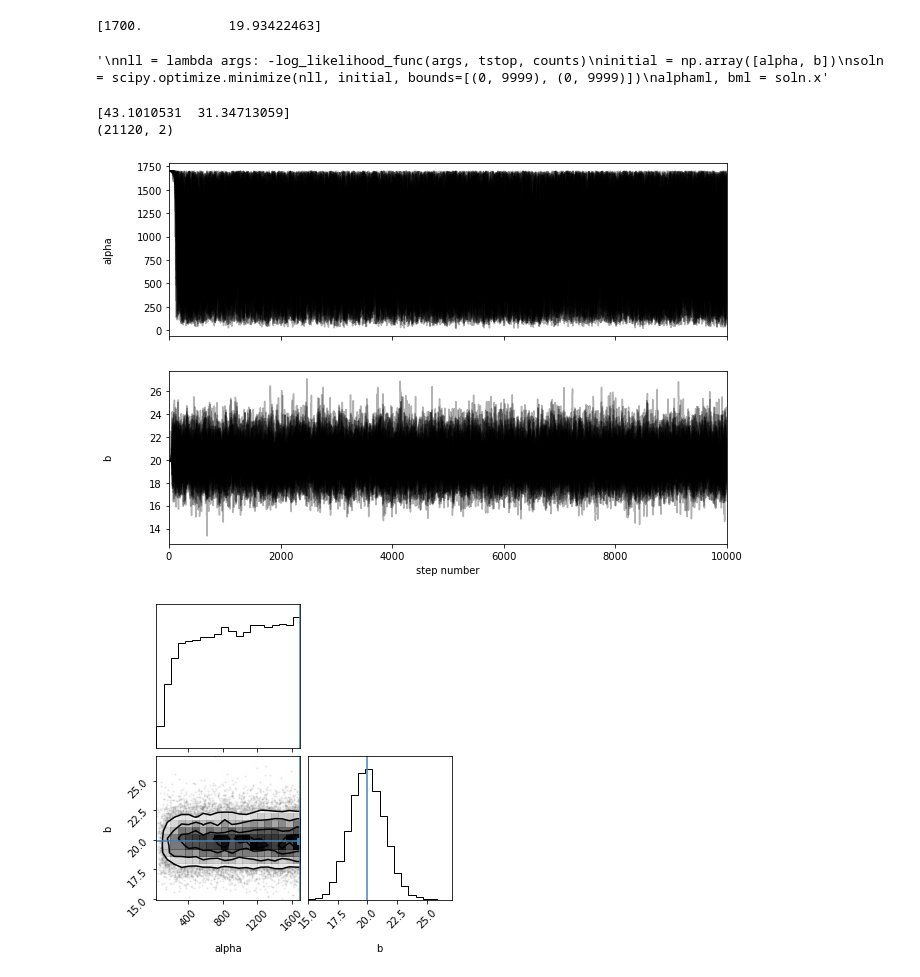
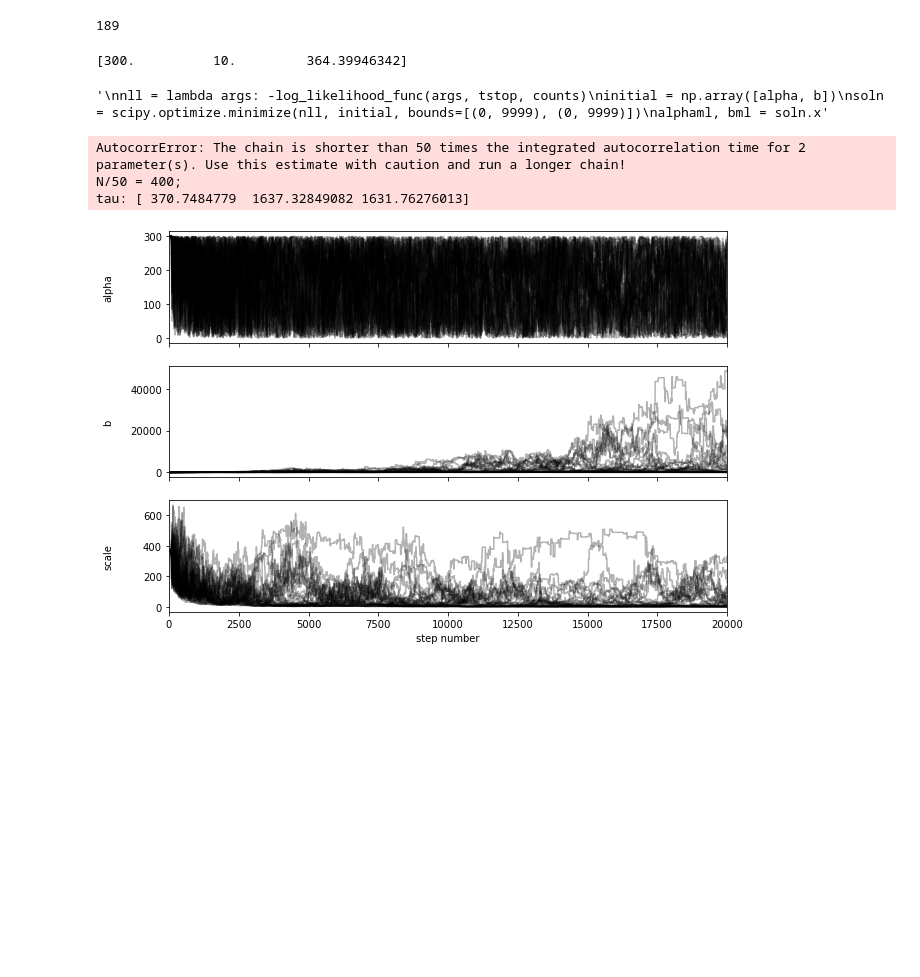
Before and after one commit to villano-lab/thermal-flux_paper2023, a Jupyter notebook: modelMCMCfitting.ipynb, the cells around one changed output. Saved outputs shown, nothing was run; the diff lists cells and outputs as text; code cells hidden in the pictures; blank space fills up the shorter version.

```diff
--- a/modelMCMCfitting.ipynb
+++ b/modelMCMCfitting.ipynb
@@ -32,9 +32,16 @@ for i,ncount in enumerate(counts):
     else:
         ntot_plus[i] = np.sqrt(ncount)
         ntot_minus[i] = np.sqrt(ncount)
+
+totcnt = 0
+for i in range(len(counts)):
+    totcnt+=counts[i]
+print(totcnt)
+# %% [output]
+189
 # %%
 def log_likelihood_func(theta, tstop, nvec):
-    alpha,b=theta
+    alpha,b,scale=theta
 
     #initialize array of center time for each bin
     times = []
@@ -45,7 +52,7 @@ def log_likelihood_func(theta, tstop, nvec):
     #initialize array of lambdas for each bin according to our model
     lam_array = []
     for i in range(len(nvec)):
-        result = (np.sum(nvec))*((1/(1+b))*np.exp(-times[i]/alpha)/(alpha*(1-np.exp(-tstop/alpha)))+(b)/tstop)
+        result = scale*((1/(1+b))*np.exp(-times[i]/alpha)/(alpha*(1-np.exp(-tstop/alpha)))+(b)/tstop)
         lam_array.extend([result])
 
     #Sterling's approximation array
@@ -59,16 +66,18 @@ def log_likelihood_func(theta, tstop, nvec):
     model = 0
     for i in range(len(nvec)):
         model +=(-lam_array[i] + nvec[i]*np.log(lam_array[i])-sterling_array[i])
+    #model=totcnt*model
     return model
 # %%
 alpha = 250
 b=1
 tstop = 1440
+scale=2000
 
 nll = lambda *args: -log_likelihood_func(*args)
-initial = np.array([alpha,b])
-soln = scipy.optimize.minimize(nll, initial, args=(tstop, counts), bounds=[(0,1700),(0,9999)]) #add bounds?
-alphaml, bml = soln.x
+initial = np.array([alpha,b,scale])
+soln = scipy.optimize.minimize(nll, initial, args=(tstop, counts), bounds=[(0,300),(0,10),(0,np.inf)]) #add bounds?
+alphaml, bml, scaleml = soln.x
 print(soln.x)
 
 '''
@@ -77,12 +86,12 @@ initial = np.array([alpha, b])
 soln = scipy.optimize.minimize(nll, initial, bounds=[(0, 9999), (0, 9999)])
 alphaml, bml = soln.x'''
 # %% [output]
-[1700.           19.93422463]
+[300.          10.         364.39946342]
 '\nnll = lambda args: -log_likelihood_func(args, tstop, counts)\ninitial = np.array([alpha, b])\nsoln = scipy.optimize.minimize(nll, initial, bounds=[(0, 9999), (0, 9999)])\nalphaml, bml = soln.x'
 # %%
 def prior(theta): #this sets the prior conditions of our parameters
-    alpha, b = theta
-    if alpha>=0 and b>=0 and alpha <=1700:
+    alpha, b, scale= theta
+    if alpha>=0 and b>=0 and alpha <=300 and scale>0:
         return 0.0
     return -np.inf
 
@@ -95,38 +104,39 @@ def prob(theta, tstop, counts):
         return -np.inf
     return result
 # %%
-pos = soln.x + 1e-4 * np.random.randn(32, 2)
+pos = soln.x + 1e-4 * np.random.randn(32, 3)
 nwalkers, ndim = pos.shape
 
 sampler = emcee.EnsembleSampler(
     nwalkers, ndim, prob, args=(tstop, counts)
 )
 
-sampler.run_mcmc(pos, 10000, progress=True);
+sampler.run_mcmc(pos, 30000, progress=True);
 # %%
-fig, axes = plt.subplots(2, figsize=(10, 7), sharex=True)
+fig, axes = plt.subplots(3, figsize=(10, 7), sharex=True)
 samples = sampler.get_chain()
-labels = ["alpha","b"]
+labels = ["alpha","b","scale"]
 for i in range(ndim):
     ax = axes[i]
     ax.plot(samples[:, :, i], "k", alpha=0.3)
     ax.set_xlim(0, len(samples))
     ax.set_ylabel(labels[i])
     ax.yaxis.set_label_coords(-0.1, 0.5)
 
 axes[-1].set_xlabel("step number");
 
 tau = sampler.get_autocorr_time()
 print(tau)
 
 flat_samples = sampler.get_chain(discard=100, thin=15, flat=True)
 print(flat_samples.shape)
+print(alphaml,bml,scaleml)
 
 fig = corner.corner(
-    flat_samples, labels=labels, truths=[alphaml, bml]
+    flat_samples, labels=labels, truths=[alphaml, bml,scaleml]
 );
 # %% [output]
-[43.1010531  31.34713059]
-(21120, 2)
+AutocorrError: The chain is shorter than 50 times the integrated autocorrelation time for 2 parameter(s). Use this estimate with caution and run a longer chain!
+N/50 = 400;
+tau: [ 370.7484779  1637.32849082 1631.76276013]
-[figure, old version]
+[figure, new version]
-[figure, removed]
```
Also changed, not shown: parts of 2 cells of this notebook.
